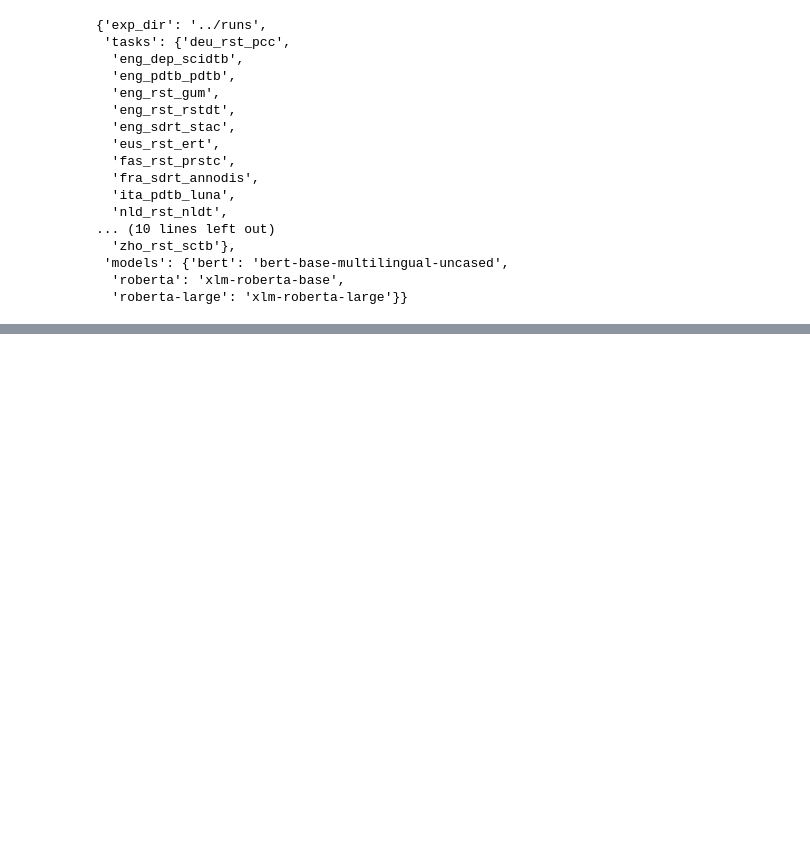
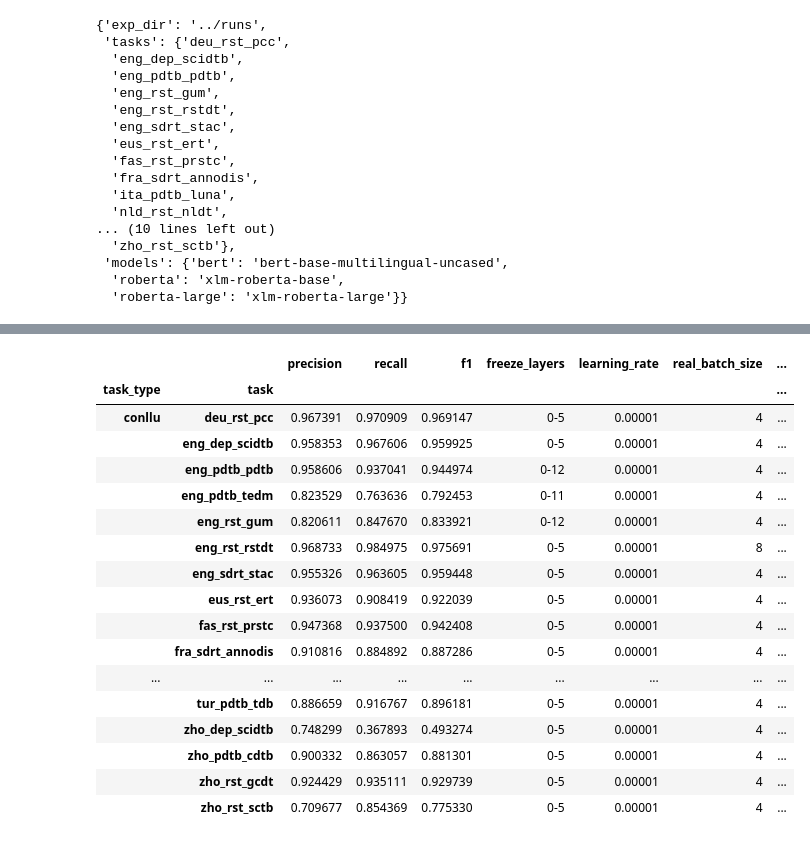
Before and after one commit to phimit/jiant, a Jupyter notebook: scripts/vizu_results.ipynb, the cells around one changed output, grey strips where cells are left out. Cells and saved outputs as stored; diff of their text form; code cells hidden in the pictures; blank space fills up the shorter version.

```diff
--- a/scripts/vizu_results.ipynb
+++ b/scripts/vizu_results.ipynb
@@ -112,0 +140,21 @@ scores[columns].style.bar(subset=['f1'], color='green')
+# %%
+scores[scores["model"]=="roberta-large"].groupby(["task_type","task"]).max()
+# %% [output]
+|  |  | precision | recall | f1 | freeze_layers | learning_rate | real_batch_size | ... |
+| task_type | task |  |  |  |  |  |  | ... |
+| conllu | deu_rst_pcc | 0.967391 | 0.970909 | 0.969147 | 0-5 | 0.00001 | 4 | ... |
+|  | eng_dep_scidtb | 0.958353 | 0.967606 | 0.959925 | 0-5 | 0.00001 | 4 | ... |
+|  | eng_pdtb_pdtb | 0.958606 | 0.937041 | 0.944974 | 0-12 | 0.00001 | 4 | ... |
+|  | eng_pdtb_tedm | 0.823529 | 0.763636 | 0.792453 | 0-11 | 0.00001 | 4 | ... |
+|  | eng_rst_gum | 0.820611 | 0.847670 | 0.833921 | 0-12 | 0.00001 | 4 | ... |
+|  | eng_rst_rstdt | 0.968733 | 0.984975 | 0.975691 | 0-5 | 0.00001 | 8 | ... |
+|  | eng_sdrt_stac | 0.955326 | 0.963605 | 0.959448 | 0-5 | 0.00001 | 4 | ... |
+|  | eus_rst_ert | 0.936073 | 0.908419 | 0.922039 | 0-5 | 0.00001 | 4 | ... |
+|  | fas_rst_prstc | 0.947368 | 0.937500 | 0.942408 | 0-5 | 0.00001 | 4 | ... |
+|  | fra_sdrt_annodis | 0.910816 | 0.884892 | 0.887286 | 0-5 | 0.00001 | 4 | ... |
+| ... | ... | ... | ... | ... | ... | ... | ... | ... |
+|  | tur_pdtb_tdb | 0.886659 | 0.916767 | 0.896181 | 0-5 | 0.00001 | 4 | ... |
+|  | zho_dep_scidtb | 0.748299 | 0.367893 | 0.493274 | 0-5 | 0.00001 | 4 | ... |
+|  | zho_pdtb_cdtb | 0.900332 | 0.863057 | 0.881301 | 0-5 | 0.00001 | 4 | ... |
+|  | zho_rst_gcdt | 0.924429 | 0.935111 | 0.929739 | 0-5 | 0.00001 | 4 | ... |
+|  | zho_rst_sctb | 0.709677 | 0.854369 | 0.775330 | 0-5 | 0.00001 | 4 | ... |
```
Also changed, not shown: parts of 18 cells of this notebook, 14 other files.
